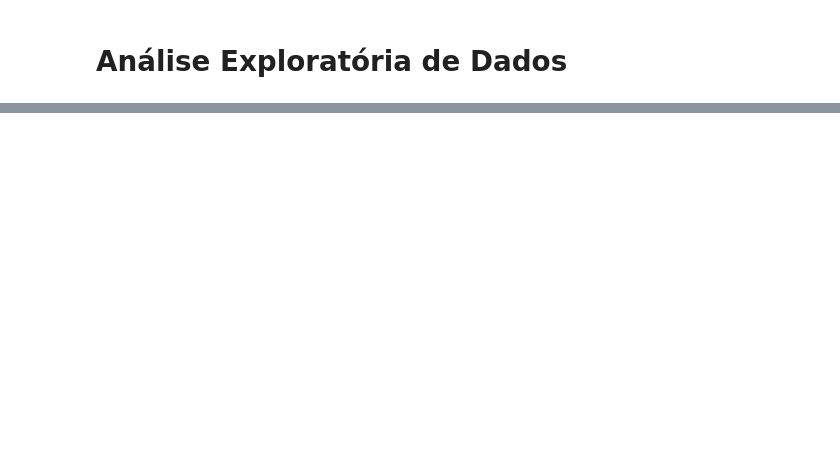
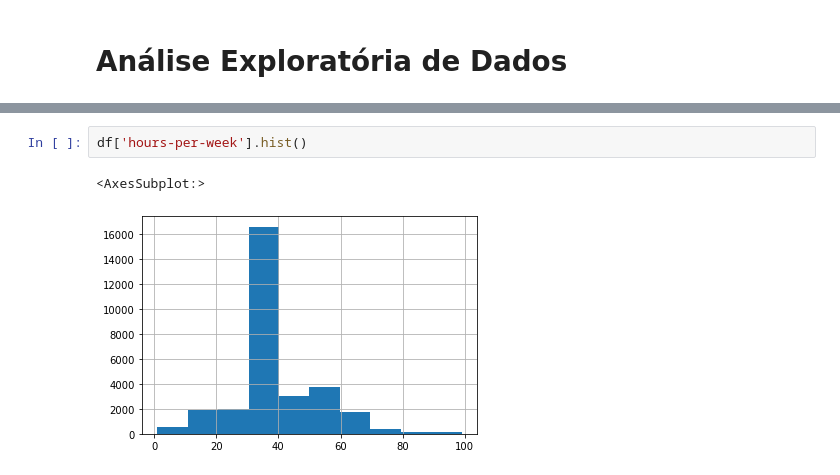
Before and after one commit to mariamaOlive/modelos-preditivos-residencia, a Jupyter notebook: Census.ipynb, the cells around one changed output, grey strips where cells are left out. Cells and saved outputs as stored; diff of their text form; blank space fills up the shorter version.

```diff
--- a/Census.ipynb
+++ b/Census.ipynb
@@ -30,0 +165,5 @@ df
+# %%
+df['hours-per-week'].hist()
+# %% [output]
+<AxesSubplot:>
+[figure, added]
```
Also changed, not shown: parts of 45 cells of this notebook.
